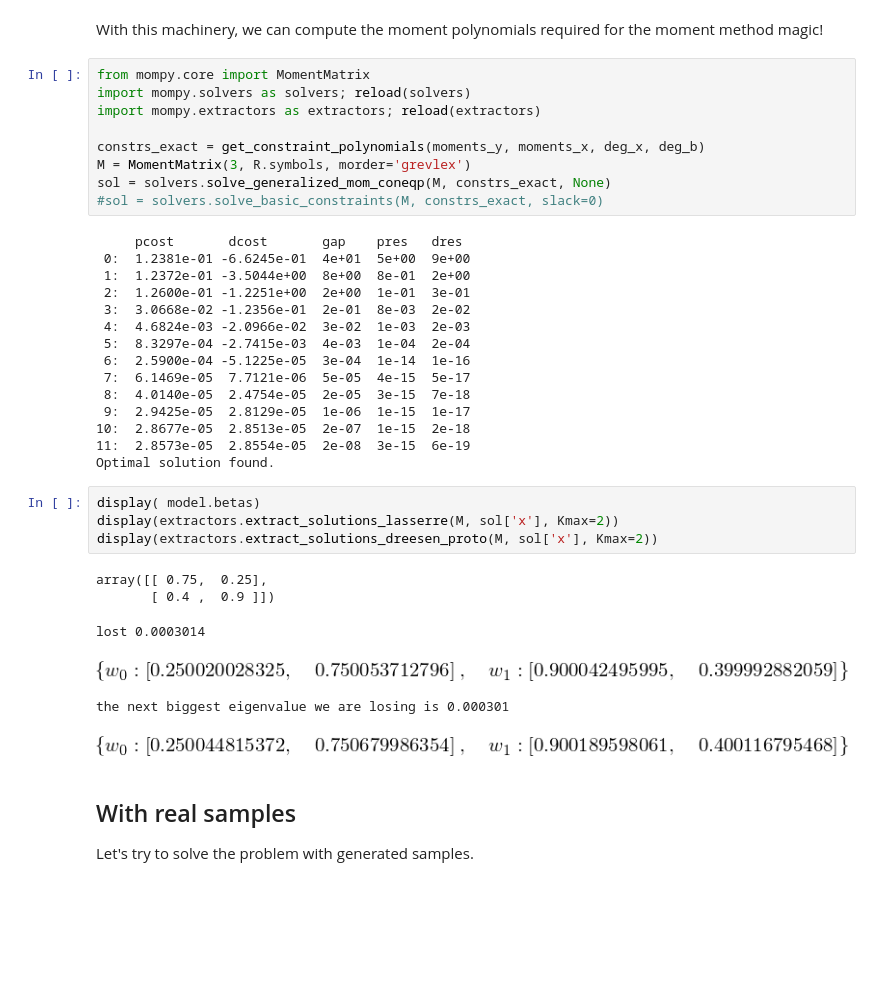
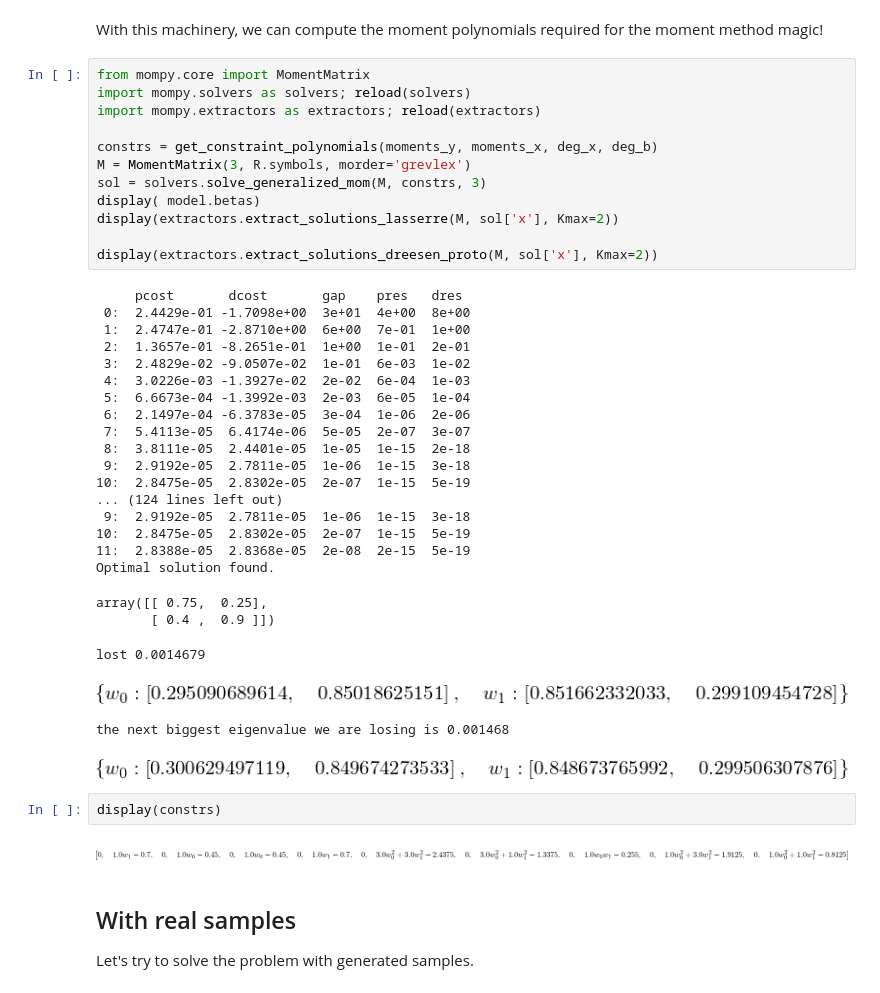
Before and after one commit to sidaw/polymom, a Jupyter notebook: MixtureLinearRegressions.ipynb, the cells around one changed output. Saved outputs shown, nothing was run; the diff lists cells and outputs as text; blank space fills up the shorter version.

```diff
--- a/MixtureLinearRegressions.ipynb
+++ b/MixtureLinearRegressions.ipynb
@@ -117,38 +129,43 @@ With this machinery, we can compute the moment polynomials required for the mome
 # %%
 from mompy.core import MomentMatrix
 import mompy.solvers as solvers; reload(solvers)
 import mompy.extractors as extractors; reload(extractors)
 
-constrs_exact = get_constraint_polynomials(moments_y, moments_x, deg_x, deg_b)
+constrs = get_constraint_polynomials(moments_y, moments_x, deg_x, deg_b)
 M = MomentMatrix(3, R.symbols, morder='grevlex')
-sol = solvers.solve_generalized_mom_coneqp(M, constrs_exact, None)
-#sol = solvers.solve_basic_constraints(M, constrs_exact, slack=0)
+sol = solvers.solve_generalized_mom(M, constrs, 3)
+display( model.betas)
+display(extractors.extract_solutions_lasserre(M, sol['x'], Kmax=2))
+
+display(extractors.extract_solutions_dreesen_proto(M, sol['x'], Kmax=2))
 # %% [output]
      pcost       dcost       gap    pres   dres
- 0:  1.2381e-01 -6.6245e-01  4e+01  5e+00  9e+00
- 1:  1.2372e-01 -3.5044e+00  8e+00  8e-01  2e+00
- 2:  1.2600e-01 -1.2251e+00  2e+00  1e-01  3e-01
- 3:  3.0668e-02 -1.2356e-01  2e-01  8e-03  2e-02
- 4:  4.6824e-03 -2.0966e-02  3e-02  1e-03  2e-03
- 5:  8.3297e-04 -2.7415e-03  4e-03  1e-04  2e-04
- 6:  2.5900e-04 -5.1225e-05  3e-04  1e-14  1e-16
- 7:  6.1469e-05  7.7121e-06  5e-05  4e-15  5e-17
- 8:  4.0140e-05  2.4754e-05  2e-05  3e-15  7e-18
- 9:  2.9425e-05  2.8129e-05  1e-06  1e-15  1e-17
-10:  2.8677e-05  2.8513e-05  2e-07  1e-15  2e-18
-11:  2.8573e-05  2.8554e-05  2e-08  3e-15  6e-19
+ 0:  2.4429e-01 -1.7098e+00  3e+01  4e+00  8e+00
+ 1:  2.4747e-01 -2.8710e+00  6e+00  7e-01  1e+00
+ 2:  1.3657e-01 -8.2651e-01  1e+00  1e-01  2e-01
+ 3:  2.4829e-02 -9.0507e-02  1e-01  6e-03  1e-02
+ 4:  3.0226e-03 -1.3927e-02  2e-02  6e-04  1e-03
+ 5:  6.6673e-04 -1.3992e-03  2e-03  6e-05  1e-04
+ 6:  2.1497e-04 -6.3783e-05  3e-04  1e-06  2e-06
+ 7:  5.4113e-05  6.4174e-06  5e-05  2e-07  3e-07
+ 8:  3.8111e-05  2.4401e-05  1e-05  1e-15  2e-18
+ 9:  2.9192e-05  2.7811e-05  1e-06  1e-15  3e-18
+10:  2.8475e-05  2.8302e-05  2e-07  1e-15  5e-19
+... (124 lines left out)
+ 9:  2.9192e-05  2.7811e-05  1e-06  1e-15  3e-18
+10:  2.8475e-05  2.8302e-05  2e-07  1e-15  5e-19
+11:  2.8388e-05  2.8368e-05  2e-08  2e-15  5e-19
 Optimal solution found.
+array([[ 0.75,  0.25],
+       [ 0.4 ,  0.9 ]])
+lost 0.0014679
+[figure, added]
+the next biggest eigenvalue we are losing is 0.001468
+[figure, added]
-# %%
-display( model.betas)
-display(extractors.extract_solutions_lasserre(M, sol['x'], Kmax=2))
-display(extractors.extract_solutions_dreesen_proto(M, sol['x'], Kmax=2))
-# %% [output]
-array([[ 0.75,  0.25],
-       [ 0.4 ,  0.9 ]])
-lost 0.0003014
-[figure, removed]
-the next biggest eigenvalue we are losing is 0.000301
-[figure, removed]
+# %%
+display(constrs)
+# %% [output]
+[figure, added]
 # %% [markdown]
 ## With real samples
 
```
Also changed, not shown: parts of 19 cells of this notebook, 1 other file.
